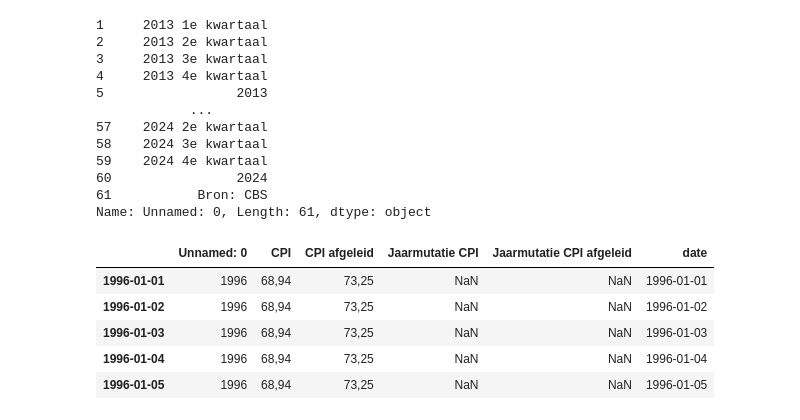
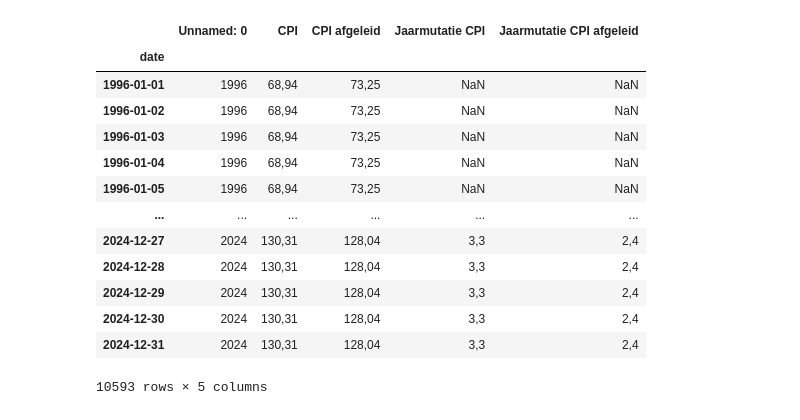
Before and after one commit to rzff/MsCThesisRubenCuriel2024, a Jupyter notebook: Code/EDA.ipynb, the cells around one changed output. Drawn from its saved outputs; the diff is of its cells as text; code cells hidden in the pictures.

```diff
--- a/Code/EDA.ipynb
+++ b/Code/EDA.ipynb
@@ -183,28 +197,21 @@ LaborParticipation_daily.head(5)
-# %%
-LaborParticipation['Unnamed: 0']
-# %% [output]
-1     2013 1e kwartaal
-2     2013 2e kwartaal
-3     2013 3e kwartaal
-4     2013 4e kwartaal
-5                 2013
-            ...
-57    2024 2e kwartaal
-58    2024 3e kwartaal
-59    2024 4e kwartaal
-60                2024
-61           Bron: CBS
-Name: Unnamed: 0, Length: 61, dtype: object
 # %%
 ConsumerPriceIndex = pd.read_csv('/Users/ruben/Documents/GitHub/MsCThesisRubenCuriel2024/Data/CBS/Consumentenprijzen__prijsindex_2015_100_21022025_095130.csv',sep=';', header=3)
 ConsumerPriceIndex.drop([0])
 ConsumerPriceIndex.head(5)
 ConsumerPriceIndex_daily = expand_year_to_daily(ConsumerPriceIndex, 'Unnamed: 0')
-ConsumerPriceIndex_daily.head(5)
+ConsumerPriceIndex_daily.set_index('date')
 # %% [output]
-|  | Unnamed: 0 | CPI | CPI afgeleid | Jaarmutatie CPI | Jaarmutatie CPI afgeleid | date |
-| 1996-01-01 | 1996 | 68,94 | 73,25 | NaN | NaN | 1996-01-01 |
-| 1996-01-02 | 1996 | 68,94 | 73,25 | NaN | NaN | 1996-01-02 |
-| 1996-01-03 | 1996 | 68,94 | 73,25 | NaN | NaN | 1996-01-03 |
-| 1996-01-04 | 1996 | 68,94 | 73,25 | NaN | NaN | 1996-01-04 |
-| 1996-01-05 | 1996 | 68,94 | 73,25 | NaN | NaN | 1996-01-05 |
+|  | Unnamed: 0 | CPI | CPI afgeleid | Jaarmutatie CPI | Jaarmutatie CPI afgeleid |
+| date |  |  |  |  |  |
+| 1996-01-01 | 1996 | 68,94 | 73,25 | NaN | NaN |
+| 1996-01-02 | 1996 | 68,94 | 73,25 | NaN | NaN |
+| 1996-01-03 | 1996 | 68,94 | 73,25 | NaN | NaN |
+| 1996-01-04 | 1996 | 68,94 | 73,25 | NaN | NaN |
+| 1996-01-05 | 1996 | 68,94 | 73,25 | NaN | NaN |
+| ... | ... | ... | ... | ... | ... |
+| 2024-12-27 | 2024 | 130,31 | 128,04 | 3,3 | 2,4 |
+| 2024-12-28 | 2024 | 130,31 | 128,04 | 3,3 | 2,4 |
+| 2024-12-29 | 2024 | 130,31 | 128,04 | 3,3 | 2,4 |
+| 2024-12-30 | 2024 | 130,31 | 128,04 | 3,3 | 2,4 |
+| 2024-12-31 | 2024 | 130,31 | 128,04 | 3,3 | 2,4 |
+10593 rows × 5 columns
```
Also changed, not shown: parts of 11 cells of this notebook, 6 other files.
